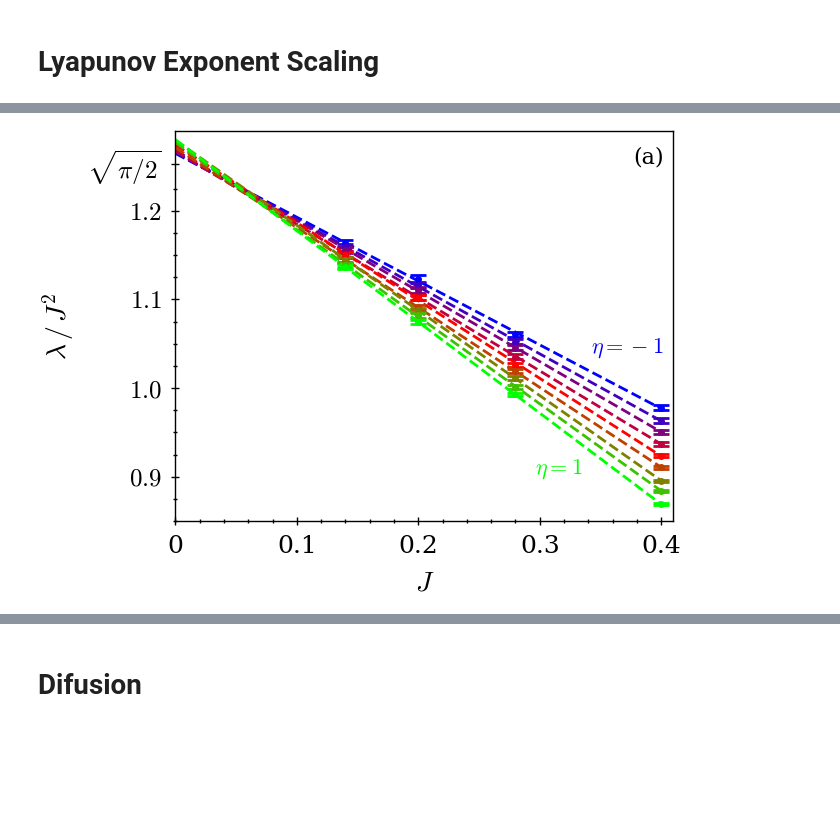
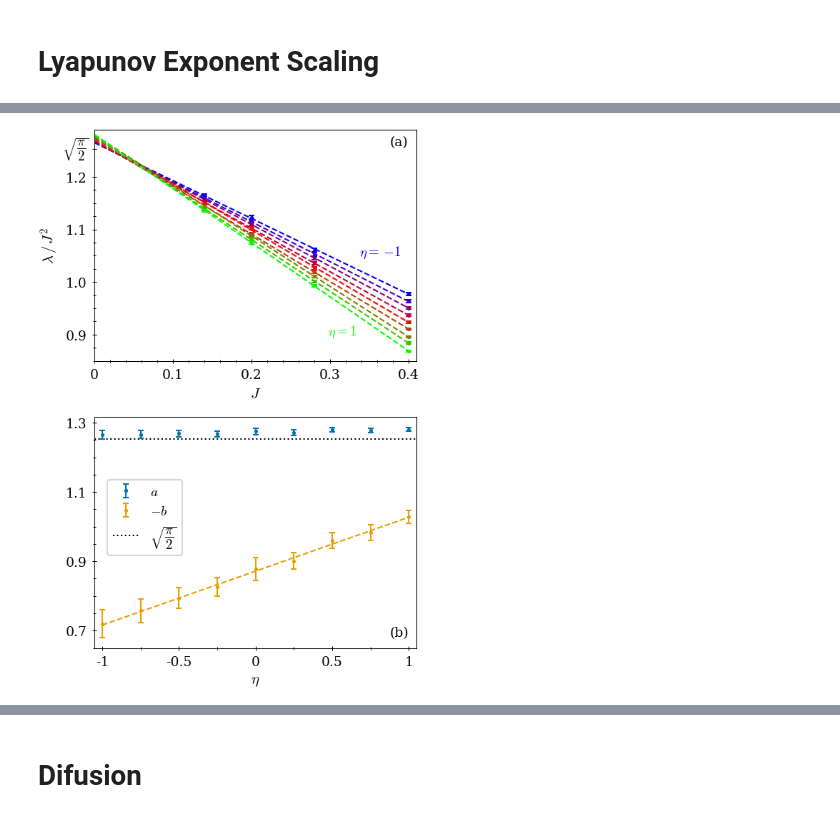
Before and after one commit to sergiozucchi/FullyDisorderedKuramoto_GPU, a Jupyter notebook: kuramotoLyap_Figures.ipynb, the cells around one changed output, grey strips where cells are left out. Cells and saved outputs as stored; diff of their text form; code cells hidden in the pictures; blank space fills up the shorter version.

Commit message:
Figures and Data

```diff
--- a/kuramotoLyap_Figures.ipynb
+++ b/kuramotoLyap_Figures.ipynb
@@ -247,7 +245,7 @@ The PostScript backend does not support transparency; partially transparent arti
 # %%
 pfits=np.load("data/fitsLE_inf.npz")
 alpha=pfits["alpha"]
-k=pfits["k"]
+lnk=pfits["ln_k"]
 # %%
 mean_pd=pd.read_csv("data/rawData/avLE_sim.csv")
 linf_pd=pd.read_csv("data/rawData/LEinf_mean.csv")
@@ -269,12 +267,12 @@ for Ni in range(len(N_list)):
 linf=linf_pd[linf_pd["J"]==J]["linf_opt"]
 linf_err=linf_pd[linf_pd["J"]==J]["err_linf_opt"]
 
-ax.errorbar(eta_list,linf*1e2,yerr=linf_err*1e2,color="k",marker=".",capsize=3,fmt="--")
+ax.errorbar(eta_list,linf*1e2,yerr=linf_err*1e2,color="k",marker=".",capsize=2.5,fmt="--")
 
 for ei in range(len(eta_list)):
 
     tempN=df_J[df_J["eta"]==eta_list[ei]]
-    ax.errorbar(tempN["eta"],tempN["lambda"]*1e2,yerr=tempN["err_lambda"]*1e2,capsize=3,color=cmap_eta[ei],marker=".",linestyle="none")
+    ax.errorbar(tempN["eta"],tempN["lambda"]*1e2,yerr=tempN["err_lambda"]*1e2,capsize=2.5,color=cmap_eta[ei],marker=".",linestyle="none")
 
     if ei==idx_eta_inset:
         l_N=df_J[df_J["eta"]==eta_list[ei]][["lambda","err_lambda"]].to_numpy()
@@ -286,19 +284,19 @@ for ei in range(len(eta_list)):
         y_obs_err=expy_err/np.abs(linf[ei]-l_N[:,0])
 
         xreg=np.linspace(x_obs_inset[0],x_obs_inset[-1])
-        yreg=k[0,ei,0]-alpha[0,ei,0]*xreg
+        yreg=lnk[0,ei,0]-alpha[0,ei,0]*xreg
 
-        axins.errorbar(np.exp(x_obs_inset),np.exp(y_obs_inset),yerr=expy_err,marker=".",linestyle="none",capsize=3,color=cmap_eta[ei])
+        axins.errorbar(np.exp(x_obs_inset),np.exp(y_obs_inset),yerr=expy_err,marker=".",linestyle="none",capsize=2,color=cmap_eta[ei])
         axins.plot(np.exp(xreg),np.exp(yreg),"k--")
 
 axins.set_xscale("log")
 axins.set_yscale("log")
 axins.set_ylim(1.2e-4,1.1e-2)
 axins.yaxis.set_ticks([1e-3,1e-2])
-axins.yaxis.set_ticklabels(["$10^{-3}$","$10^{-2}$"])
+axins.yaxis.set_ticklabels(["$\mathregular{10^{-3}}$","$\mathregular{10^{-2}}$"])
 axins.set_xlim(1e2,1.1e4)
 axins.xaxis.set_ticks([1e2,1e3])
-axins.xaxis.set_ticklabels(["$10^{2}$","$10^{3}$"],)
+axins.xaxis.set_ticklabels(["$\mathregular{10^{2}}$","$\mathregular{10^{3}}$"],)
 axins.set_ylabel("$\lambda_{\infty}-[\lambda_N]$",fontsize=8.5)
 fig.text(0.475,0.355,"$\eta=0$",fontsize=8)
 
@@ -322,6 +320,6 @@ fig.text(0.83,0.83,"$\lambda_{\infty}$",fontsize=8)
 ax.ticklabel_format(axis='y', style='sci', scilimits=(0,0),useMathText=False)
 
 #plt.tight_layout()
-plt.savefig("Figs/lyap_Asym_J014.eps",bbox_inches='tight')
+#plt.savefig("Figs/lyap_Asym_J014.eps",bbox_inches='tight')
 plt.show()
 # %% [output]
@@ -409,7 +380,9 @@ b=pfits["b"]
 # %%
 linf_pd=pd.read_csv("data/rawData/LEinf_mean.csv")
 # %%
-fig,ax=plt.subplots()
+fig,axs=plt.subplots(2, 1,figsize=(width*1.1,height*2.1),dpi=150)
+
+ax=axs[0]
 
 J_list=np.array([0.14,0.2,0.28,0.4])
 eta_list=linf_pd["eta"].unique()
@@ -421,20 +394,24 @@ for ei in range(len(eta_list)):
     ydata=linf_pd[(linf_pd["eta"]==eta_list[ei]) & (linf_pd["J"].isin(J_list))]["linf_opt"]/J_list**2
     err_ydata=linf_pd[(linf_pd["eta"]==eta_list[ei]) & (linf_pd["J"].isin(J_list))]["err_linf_opt"]/J_list**2
 
-    ax.errorbar(J_list, ydata, yerr=err_ydata, color=cmap_eta[ei],capsize=3,fmt=".",label=f"$\\eta={eta_list[ei]}$")
+    ax.errorbar(J_list, ydata, yerr=err_ydata, color=cmap_eta[ei],capsize=2,fmt=".",label=f"$\\eta={eta_list[ei]}$")
     ax.plot(Jrange,a[ei,0]+b[ei,0]*Jrange,"--",color=cmap_eta[ei])
 
 #plt.axhline(np.sqrt(np.pi/2),color="k",alpha=0.5)
 
-plt.xlabel("$J$",fontsize=10)
+ax.set_xlabel("$J$",fontsize=10)
 #plt.ylabel("$\dfrac{\\lambda}{J^2}$",fontsize=10)
-plt.ylabel("$\lambda\,/\,J^2$",fontsize=10)
-plt.xlim(0.00,0.41)
+ax.set_ylabel("$\lambda\,/\,J^2$",fontsize=10)
 #plt.legend(ncols=2,loc="upper right",fontsize=7)
 
 ax.yaxis.set_ticks([np.sqrt(np.pi/2),1.2,1.1,1,0.9])
-ax.yaxis.set_ticklabels(["$\sqrt{\pi/2}}$","$1.2$","$1.1$","$1.0$","$0.9$"])
-ax.yaxis.set_minor_locator(BoundedMinorLocator(0.025, cutoff=1.23))
+ax.yaxis.set_ticklabels(["","1.2","1.1","1.0","0.9"])
+fig.text(0.095,0.935,"$\sqrt{\\dfrac{\pi}{2}}$",fontsize=9)
+
+#ax.yaxis.set_ticks([np.sqrt(np.pi/2),np.sqrt(np.pi/2)+0.01,1.2,1.1,1,0.9])
+#ax.yaxis.set_ticklabels(["","$\sqrt{\\frac{\pi}{2}}$","$1.2$","$1.1$","$1.0$","$0.9$"])
+
+ax.yaxis.set_minor_locator(BoundedMinorLocator(0.025, cutoff=1.2))
 
 ax.xaxis.set_ticks([0,0.1,0.2,0.3,0.4])
 ax.xaxis.set_ticklabels(["0","0.1","0.2","0.3","0.4"])
@@ -442,12 +419,49 @@ ax.xaxis.set_minor_locator(ticker.MultipleLocator(0.02))
 
 ax.tick_params(which="both",axis='both',labelsize=9,direction="inout")
 
-fig.text(0.75,0.29,"$\eta=1$",fontsize=8,color=cmap_eta[-1])
-fig.text(0.83,0.52,"$\eta=-1$",fontsize=8,color=cmap_eta[0])
-fig.text(0.89,0.88,"(a)",fontsize=8)
-#plt.xlim(8e-3,5e-1)
+fig.text(0.74,0.625,"$\eta=1$",fontsize=9,color=cmap_eta[-1])
+fig.text(0.815,0.76,"$\eta=-\!1$",fontsize=9,color=cmap_eta[0])
+fig.text(0.89,0.945,"(a)",fontsize=9)
 ax.set_ylim(0.85,1.29)
+ax.set_xlim(0,0.41)
+
+ax=axs[1]
+
+ax.errorbar(eta_list,a[:,0],yerr=a[:,1],capsize=2,label="$a$",marker=".",linestyle="none",color='#0072B2')
+ax.errorbar(eta_list,-b[:,0],yerr=b[:,1],capsize=2,label="$-b$",marker=".",linestyle="none",color='#E69F00')
+
+pfit,perr,r=fit_curvefit(eta_list, -b[:,0], lambda x,p0,p1: p0+p1*x, np.array([0,0]),yerr=b[:,1])
+print(f"b_0\t=\t{pfit[0]}\t+-\t{perr[0]}")
+print(f"b_1\t=\t{pfit[1]}\t+-\t{perr[1]}")
+print(f"R^2\t=\t{r}")
+
+plt.plot(np.linspace(eta_list[0],eta_list[-1]),pfit[0]+pfit[1]*np.linspace(eta_list[0],eta_list[-1]),"--",color='#E69F00')
+
+ax.xaxis.set_ticks([-1,-0.5,0,0.5,1])
+ax.xaxis.set_ticklabels(["-1","-0.5","0","0.5","1"])
+ax.xaxis.set_minor_locator(ticker.MultipleLocator(0.25))
+ax.yaxis.set_minor_locator(ticker.MultipleLocator(0.05))
+ax.tick_params(which="both",axis='both',labelsize=9,direction="inout")
+
+ax.axhline(np.sqrt(np.pi/2),color="k",linestyle=":",zorder=-10,label="$\sqrt{\\dfrac{\pi}{2}}$")
+#fig.text(0.075,0.85,"$\sqrt{\pi/2}$",fontsize=7)
+
+ax.set_xlabel("$\\eta$",fontsize=10)
+#ax.set_ylabel("Scaling Coefficients",fontsize=10)
+
+#ax.yaxis.set_ticks([1.3,1.2,1.1,1,0.9,0.8,0.7])
+#ax.yaxis.set_ticklabels(["1.3","","1.1","","0.9","","0.7"])
+ax.yaxis.set_ticks([1.3,1.1,0.9,0.7])
+ax.yaxis.set_ticklabels(["1.3","1.1","0.9","0.7"])
+
+#ax.yaxis.set_major_locator(ticker.MultipleLocator(0.1))
+ax.yaxis.set_minor_locator(BoundedMinorLocator(0.05, cutoff=1.3))
+ax.set_xlim(-1.05,1.05)
+
+handles,_=ax.get_legend_handles_labels()
+fig.text(0.89,0.115,"(b)",fontsize=9)
+ax.legend(handles=[handles[i] for i in [1,2,0]],loc=(0.04,0.4),fontsize=9)
 fig.tight_layout()
-plt.savefig("Figs/Weak_linfReg.eps",bbox_inches="tight")
+#plt.savefig("Figs/Weak_linfReg_both.eps",bbox_inches="tight")
 plt.show()
 # %% [output]
@@ -454 +472 @@ plt.show()
-[figure, old version]
+[figure, new version]
```
Also changed, not shown: parts of 14 cells of this notebook, 49 other files.
